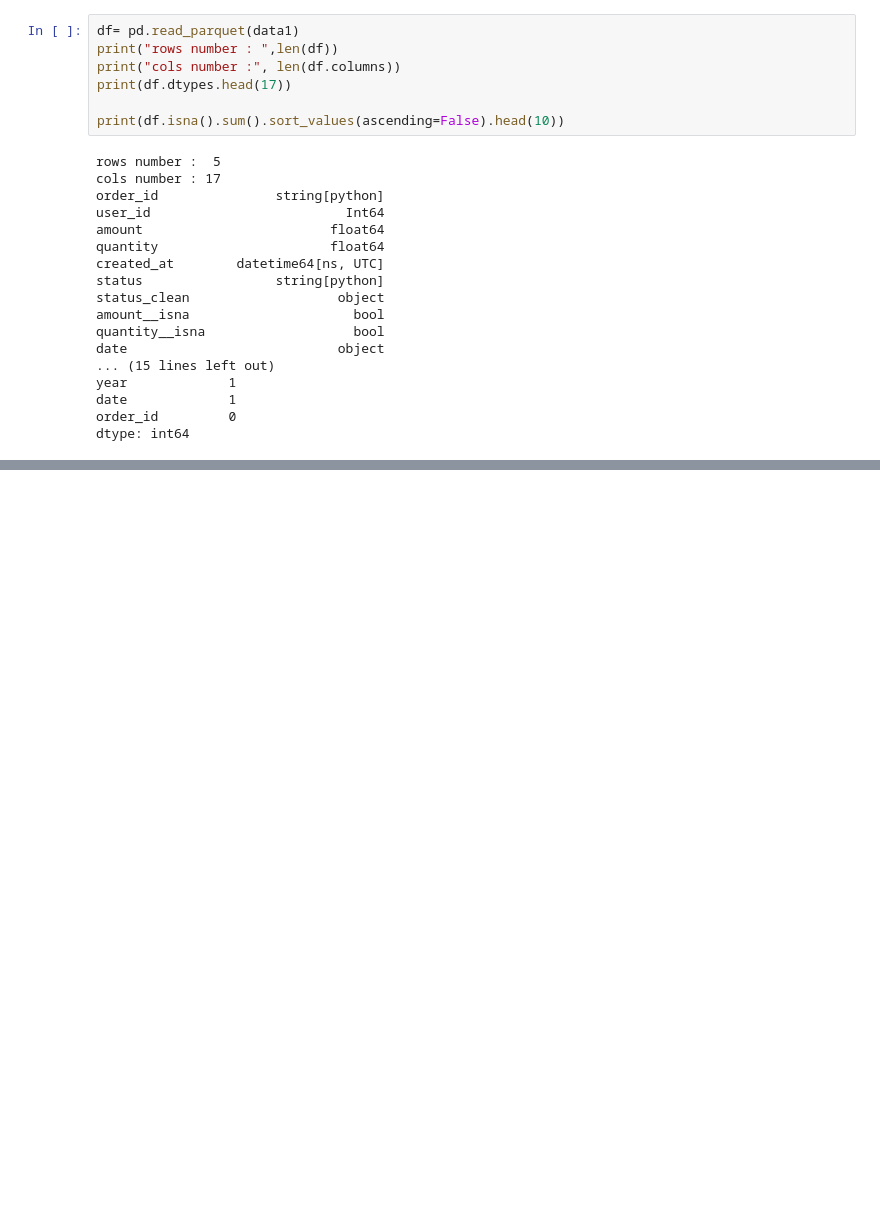
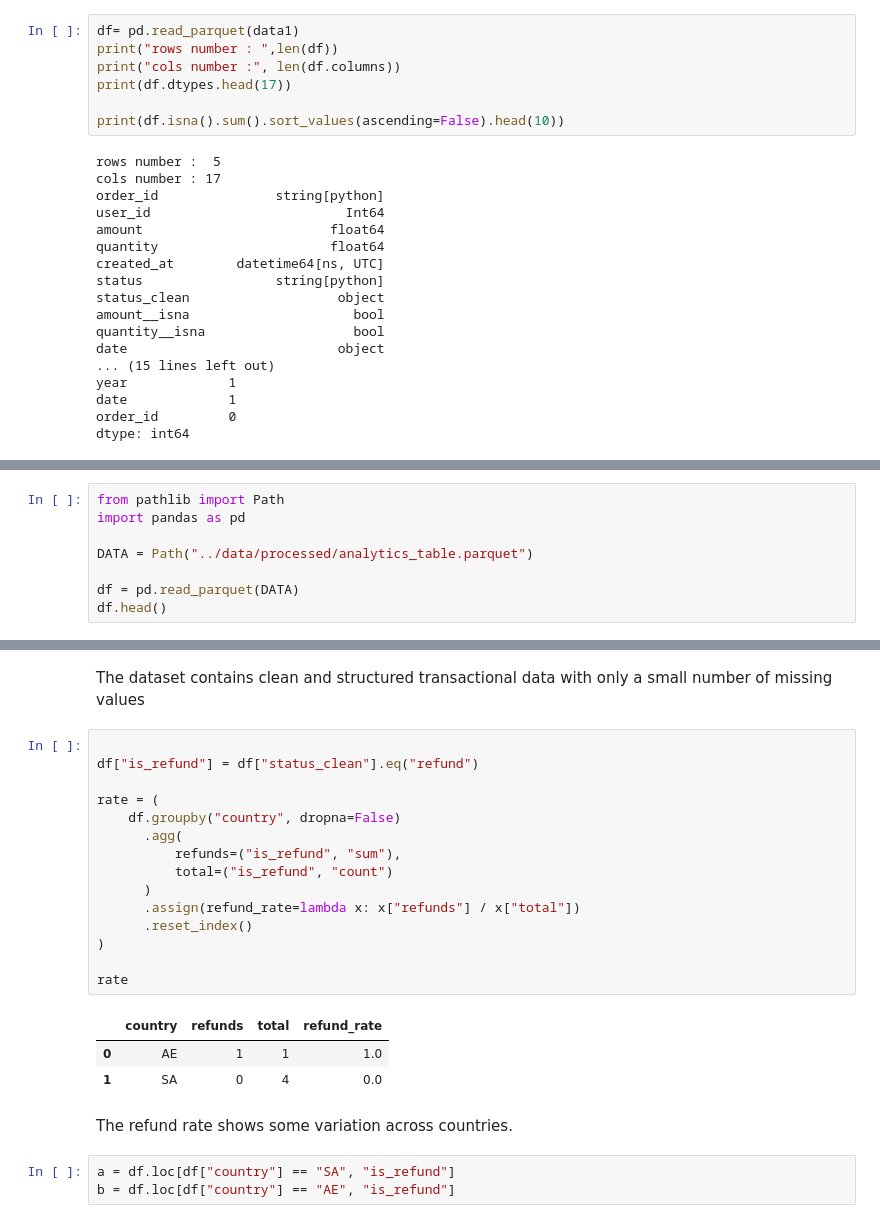
Before and after one commit to shmokhsidi79-design/week2, a Jupyter notebook: notebooks/eda.ipynb, the cells around one changed output, grey strips where cells are left out. Saved outputs shown, nothing was run; the diff lists cells and outputs as text; blank space fills up the shorter version.

```diff
--- a/notebooks/eda.ipynb
+++ b/notebooks/eda.ipynb
@@ -51,0 +87,8 @@ dtype: int64
+# %%
+from pathlib import Path
+import pandas as pd
+
+DATA = Path("../data/processed/analytics_table.parquet")
+
+df = pd.read_parquet(DATA)
+df.head()
@@ -51,0 +121,26 @@ dtype: int64
+# %% [markdown]
+The dataset contains clean and structured transactional data with only a small number of missing values
+# %%
+
+df["is_refund"] = df["status_clean"].eq("refund")
+
+rate = (
+    df.groupby("country", dropna=False)
+      .agg(
+          refunds=("is_refund", "sum"),
+          total=("is_refund", "count")
+      )
+      .assign(refund_rate=lambda x: x["refunds"] / x["total"])
+      .reset_index()
+)
+
+rate
+# %% [output]
+|  | country | refunds | total | refund_rate |
+| 0 | AE | 1 | 1 | 1.0 |
+| 1 | SA | 0 | 4 | 0.0 |
+# %% [markdown]
+The refund rate shows some variation across countries.
+# %%
+a = df.loc[df["country"] == "SA", "is_refund"]
+b = df.loc[df["country"] == "AE", "is_refund"]
```
Also changed, not shown: parts of 23 cells of this notebook, 5 other files.
